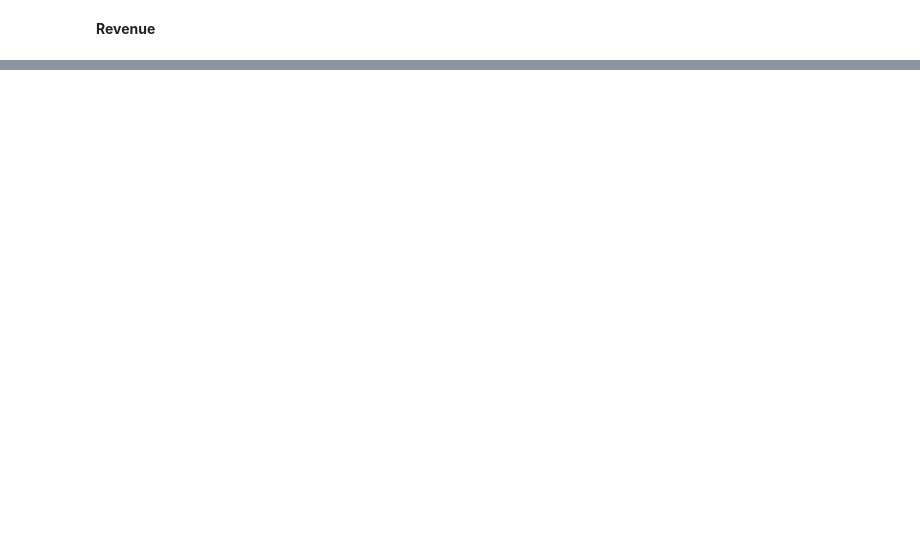
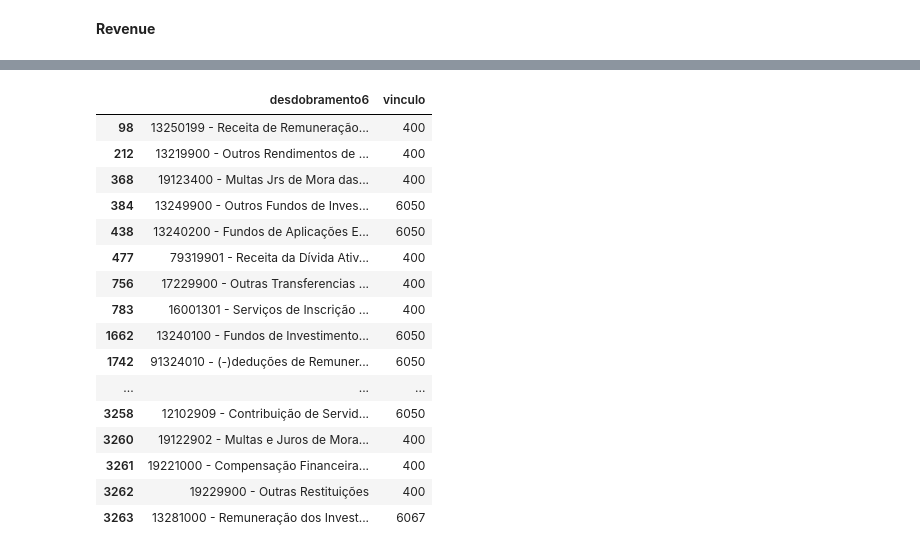
Before and after one commit to TiagoIesbick/dashboard-etl, a Jupyter notebook: dashboard_data.ipynb, the cells around one changed output, grey strips where cells are left out. Drawn from its saved outputs; the diff is of its cells as text; code cells hidden in the pictures; blank space fills up the shorter version.

```diff
--- a/dashboard_data.ipynb
+++ b/dashboard_data.ipynb
@@ -190,17 +190,19 @@ revenue_file_2004_2017 = r'/content/drive/MyDrive/Dashboard_data/Receitas/2004_2
 
 df_rev_2004_2017 = pd.read_excel(revenue_file_2004_2017)
 df_rev_2004_2017.drop(0, inplace=True)
+df_rev_2004_2017.drop('Valor Orçado', axis=1, inplace=True)
 df_rev_2004_2017.rename(columns={'Exercício': 'YEAR',
                                  'Mês': 'MONTH',
                                  'Rótulos de Linha': 'orgao',
                                  'Vínculo Cod': 'vinculo',
                                  'N6 Subalinea': 'desdobramento6',
-                                 'Valor Arrecadado': 'valor_arrecadado',
-                                 'Valor Orçado': 'valor_orcado'}, inplace=True)
+                                 'Valor Arrecadado': 'valor_arrecadado'}, inplace=True)
 df_rev_2004_2017['Data'] = pd.to_datetime(df_rev_2004_2017[['YEAR', 'MONTH']].assign(DAY=1))
 df_rev_2004_2017[['YEAR', 'orgao', 'MONTH', 'vinculo']] = df_rev_2004_2017[['YEAR', 'orgao', 'MONTH', 'vinculo']].astype('int64')
-# df_rev_2004_2017['vinculo'] = df_rev_2004_2017['vinculo'].astype('str').replace('400', '0400').replace('6051', '605X')\
-#   .replace('1', '0001').replace('605X', '6051')
+df_rev_2004_2017 = df_rev_2004_2017.loc[df_rev_2004_2017['valor_arrecadado'] != 0].reset_index(drop=True)
+df_rev_2004_2017['dd6'] = df_rev_2004_2017['desdobramento6'].str.split(' - ').str.get(0).str.strip()
+df_rev_2004_2017.loc[df_rev_2004_2017['dd6'].str[0] == '9', 'dd6'] = df_rev_2004_2017['dd6'].str[1:] + '0'
+df_rev_2004_2017.sort_values('Data', inplace=True, ignore_index=True)
 # %%
 # Generating a dataframe with revenue collected from 2018 to 2023
 
@@ -253 +244,21 @@ Warning: Total number of columns (22) exceeds max_columns (20) limiting to first
+# %%
+df_rev_2004_2017[['desdobramento6', 'vinculo']].drop_duplicates(subset='desdobramento6', keep='last')
+# %% [output]
+|  | desdobramento6 | vinculo |
+| 98 | 13250199 - Receita de Remuneração... | 400 |
+| 212 | 13219900 - Outros Rendimentos de ... | 400 |
+| 368 | 19123400 - Multas Jrs de Mora das... | 400 |
+| 384 | 13249900 - Outros Fundos de Inves... | 6050 |
+| 438 | 13240200 - Fundos de Aplicações E... | 6050 |
+| 477 | 79319901 - Receita da Dívida Ativ... | 400 |
+| 756 | 17229900 - Outras Transferencias ... | 400 |
+| 783 | 16001301 - Serviços de Inscrição ... | 400 |
+| 1662 | 13240100 - Fundos de Investimento... | 6050 |
+| 1742 | 91324010 - (-)deduções de Remuner... | 6050 |
+| ... | ... | ... |
+| 3258 | 12102909 - Contribuição de Servid... | 6050 |
+| 3260 | 19122902 - Multas e Juros de Mora... | 400 |
+| 3261 | 19221000 - Compensação Financeira... | 400 |
+| 3262 | 19229900 - Outras Restituições | 400 |
+| 3263 | 13281000 - Remuneração dos Invest... | 6067 |
 # %%
```
Also changed, not shown: parts of 21 cells of this notebook.
